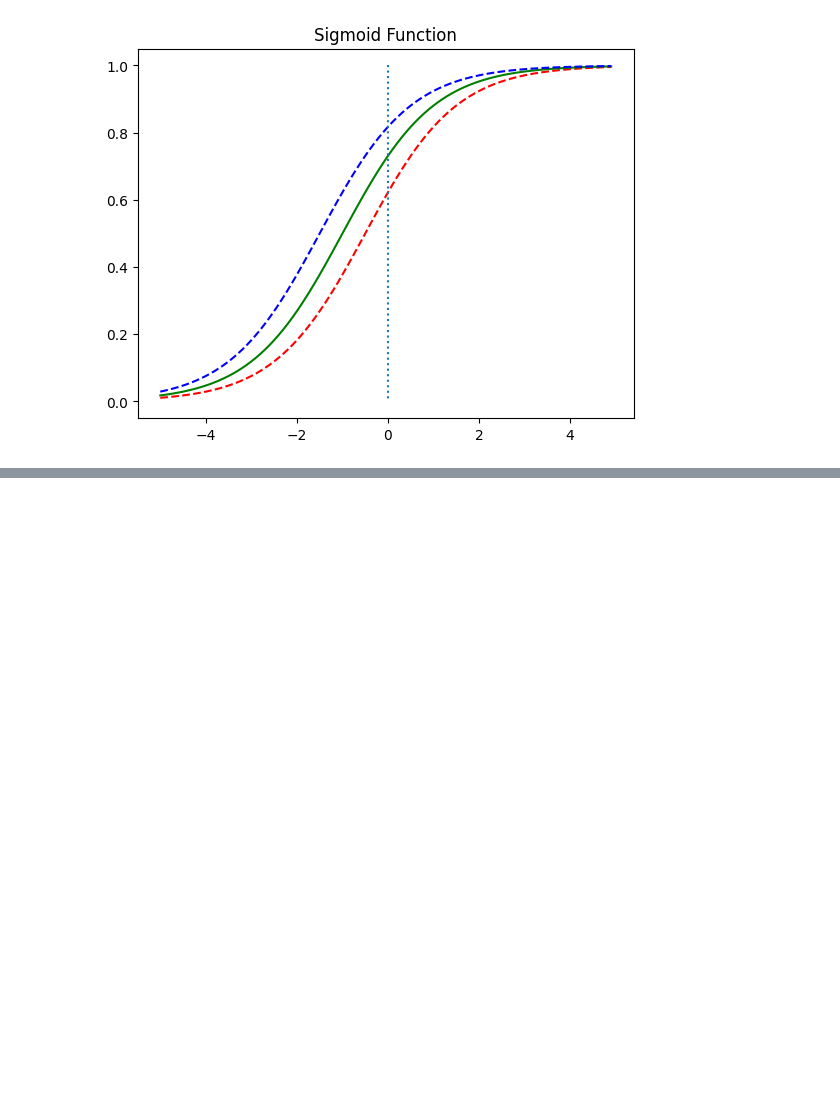
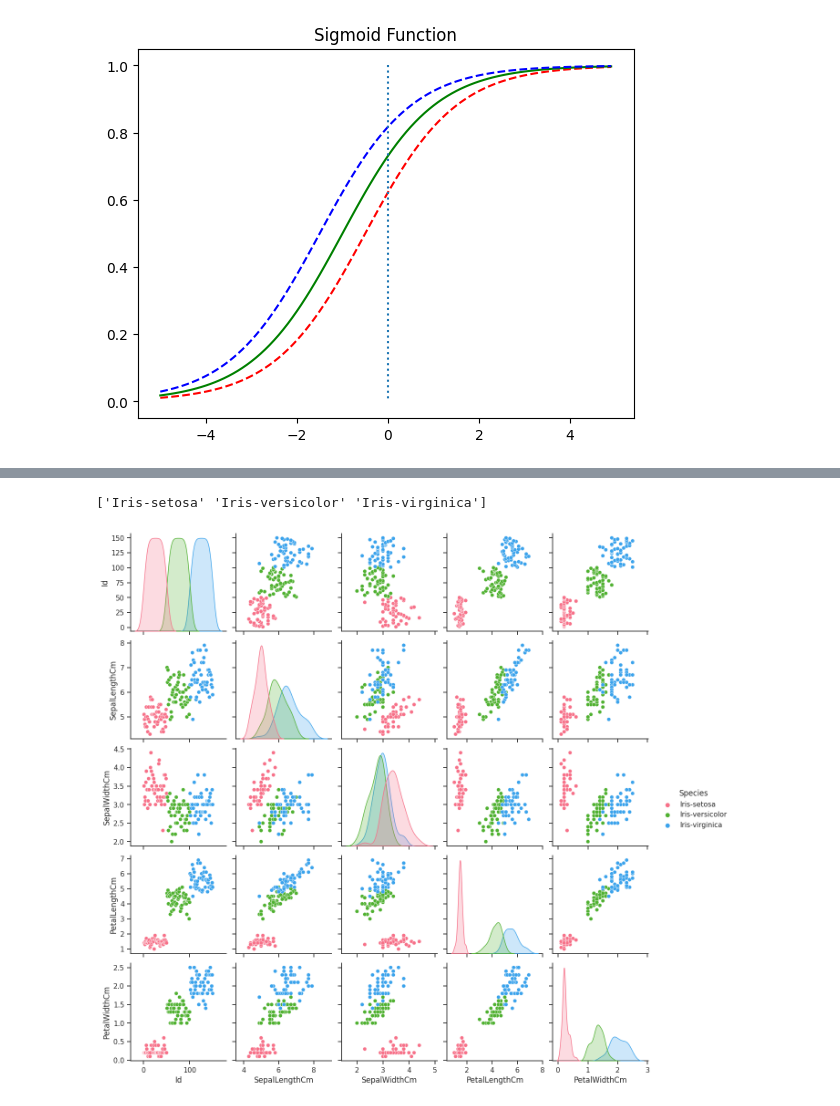
Before and after one commit to UiinKim/NLP_First, a Jupyter notebook: 머신러닝.ipynb, the cells around one changed output, grey strips where cells are left out. Saved outputs shown, nothing was run; the diff lists cells and outputs as text; code cells hidden in the pictures; blank space fills up the shorter version.

```diff
--- a/머신러닝.ipynb
+++ b/머신러닝.ipynb
@@ -247,0 +592,4 @@ plt.show()
+# %%
+data=pd.read_csv('Iris.csv', encoding='latin1')
+print('샘플의 개수 : ', len(data))
+data.head()
@@ -247,0 +604,12 @@ plt.show()
+# %%
+#품종이 몇개인지 구분하기
+print(data['Species'].unique())
+# %% [output]
+['Iris-setosa' 'Iris-versicolor' 'Iris-virginica']
+# %%
+#Id는 분류에 의미가 없으므로 독립변수 입력 4개의 특성으로 3개 중 어떤 품종인지 알아야 함.
+sns.set(style='ticks', color_codes=True)
+g=sns.pairplot(data, hue='Species', palette='husl') #sns의 pairplot은 데이터프레임을 입력으로 받아 각 열의 조합에 따라서 산점도로 보여준다.
+#같은 열끼리 걸렸을 때에는 히스토그램으로 나타난다.
+# %% [output]
+[figure, added]
```
Also changed, not shown: parts of 45 cells of this notebook.
